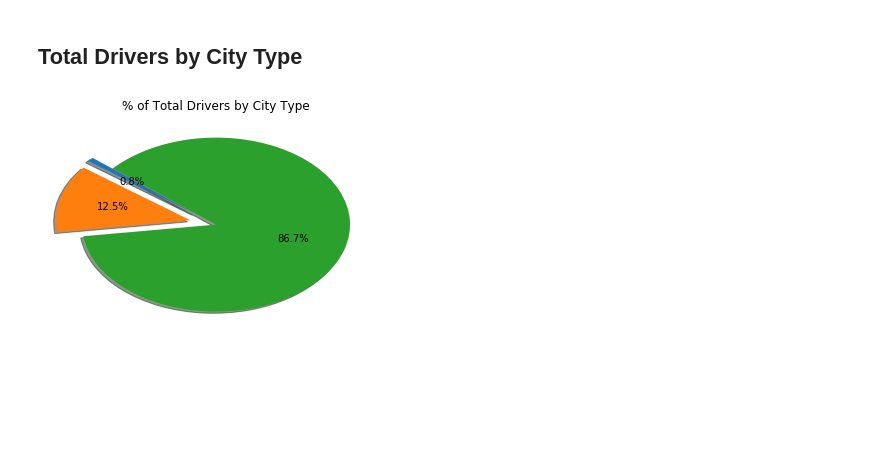
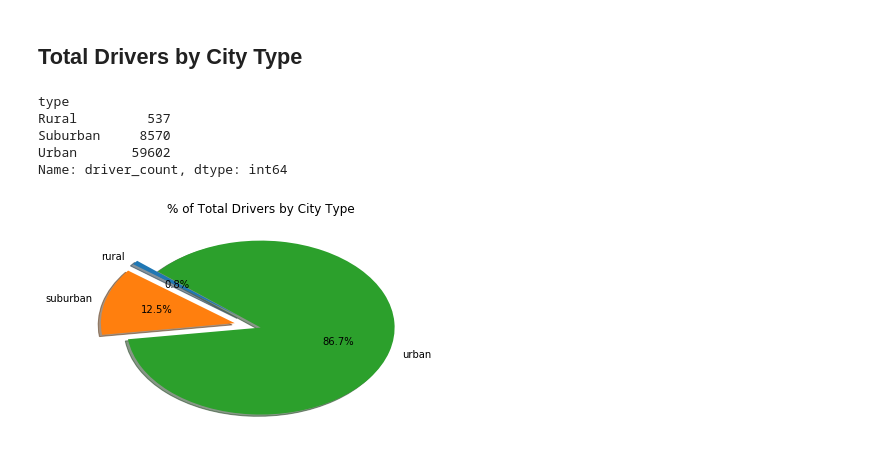
Before and after one commit to djphilbert/HW5, a Jupyter notebook: pyber_starter.ipynb, the cells around one changed output. Cells and saved outputs as stored; diff of their text form; code cells hidden in the pictures; blank space fills up the shorter version.

```diff
--- a/pyber_starter.ipynb
+++ b/pyber_starter.ipynb
@@ -130,14 +140,19 @@ plt.savefig("../Images/Total Rides by City.png")
 # %%
 explode = (.2,.2,0)
 
 citygroup = combined_df.groupby(["type"])
 totaldrivetype = citygroup['driver_count'].sum()
-
+print(totaldrivetype)
 
 # Build Pie Chart
-plt.pie(totaldrivetype, autopct="%1.1f%%",explode=explode,shadow=True,startangle=140)
+plt.pie(totaldrivetype, autopct="%1.1f%%",labels=["rural","suburban","urban"],explode=explode,shadow=True,startangle=140)
 plt.title("% of Total Drivers by City Type")
 # Save Figure
 plt.savefig("../Images/Total Drivers by City.png")
 # %% [output]
+type
+Rural         537
+Suburban     8570
+Urban       59602
+Name: driver_count, dtype: int64
-[figure, old version]
+[figure, new version]
```
Also changed, not shown: parts of 2 cells of this notebook, 3 other files.
